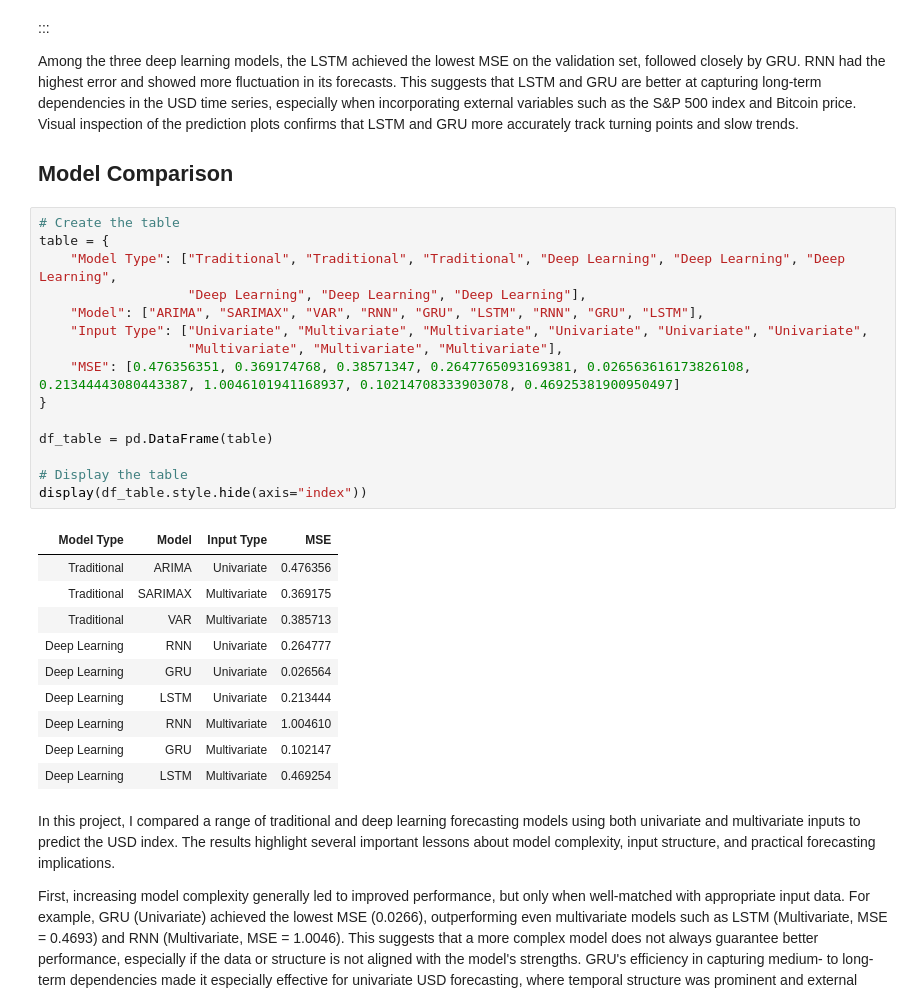
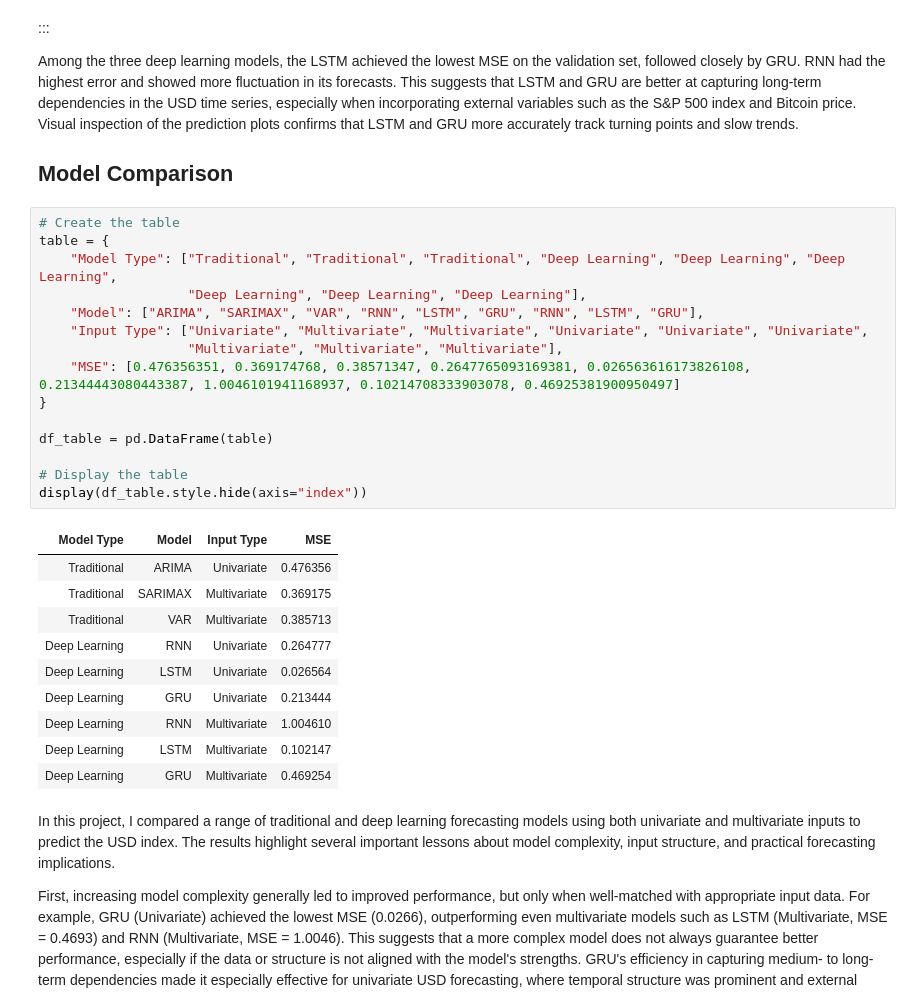
Before and after one commit to BinghuiNi/US-Dollar-TimeSeries-Analysis, a Jupyter notebook: deep_learning_for_ts.ipynb, the cells around one changed output. Cells and saved outputs as stored; diff of their text form.

```diff
--- a/deep_learning_for_ts.ipynb
+++ b/deep_learning_for_ts.ipynb
@@ -862,29 +862,29 @@ Among the three deep learning models, the LSTM achieved the lowest MSE on the va
 # %%
 # Create the table
 table = {
     "Model Type": ["Traditional", "Traditional", "Traditional", "Deep Learning", "Deep Learning", "Deep Learning",
                    "Deep Learning", "Deep Learning", "Deep Learning"],
-    "Model": ["ARIMA", "SARIMAX", "VAR", "RNN", "GRU", "LSTM", "RNN", "GRU", "LSTM"],
+    "Model": ["ARIMA", "SARIMAX", "VAR", "RNN", "LSTM", "GRU", "RNN", "LSTM", "GRU"],
     "Input Type": ["Univariate", "Multivariate", "Multivariate", "Univariate", "Univariate", "Univariate",
                    "Multivariate", "Multivariate", "Multivariate"],
     "MSE": [0.476356351, 0.369174768, 0.38571347, 0.2647765093169381, 0.026563616173826108, 0.21344443080443387, 1.0046101941168937, 0.10214708333903078, 0.46925381900950497]
 }
 
 df_table = pd.DataFrame(table)
 
 # Display the table
 display(df_table.style.hide(axis="index"))
 # %% [output]
 | Model Type | Model | Input Type | MSE |
 | Traditional | ARIMA | Univariate | 0.476356 |
 | Traditional | SARIMAX | Multivariate | 0.369175 |
 | Traditional | VAR | Multivariate | 0.385713 |
 | Deep Learning | RNN | Univariate | 0.264777 |
-| Deep Learning | GRU | Univariate | 0.026564 |
-| Deep Learning | LSTM | Univariate | 0.213444 |
+| Deep Learning | LSTM | Univariate | 0.026564 |
+| Deep Learning | GRU | Univariate | 0.213444 |
 | Deep Learning | RNN | Multivariate | 1.004610 |
-| Deep Learning | GRU | Multivariate | 0.102147 |
-| Deep Learning | LSTM | Multivariate | 0.469254 |
+| Deep Learning | LSTM | Multivariate | 0.102147 |
+| Deep Learning | GRU | Multivariate | 0.469254 |
 # %% [markdown]
 In this project, I compared a range of traditional and deep learning forecasting models using both univariate and multivariate inputs to predict the USD index. The results highlight several important lessons about model complexity, input structure, and practical forecasting implications.
 
```
Also changed, not shown: 22 other files.
